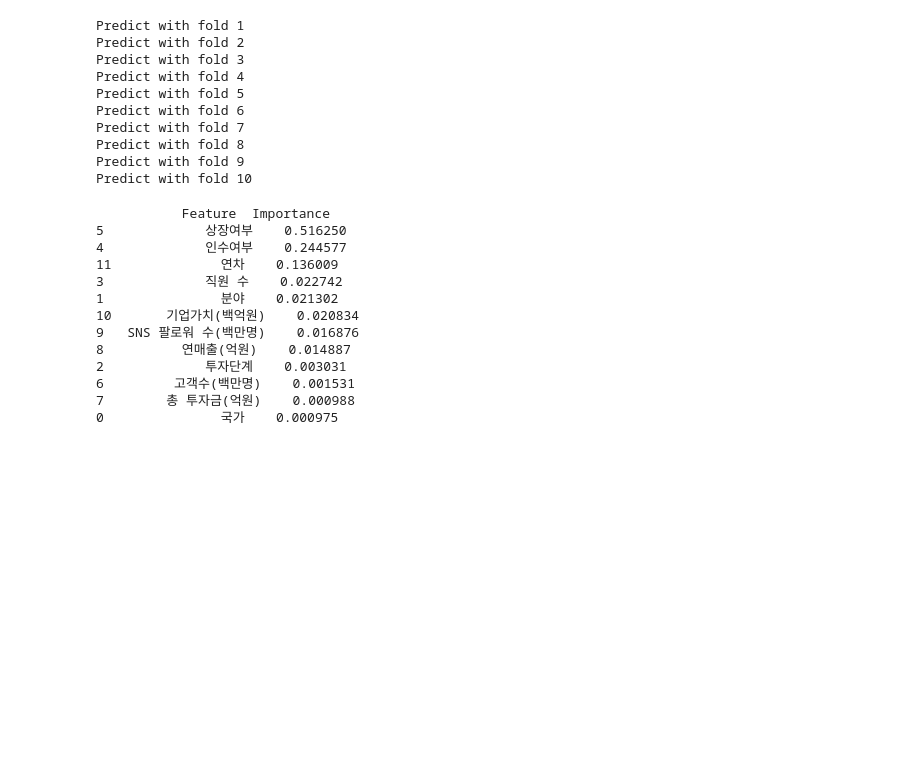
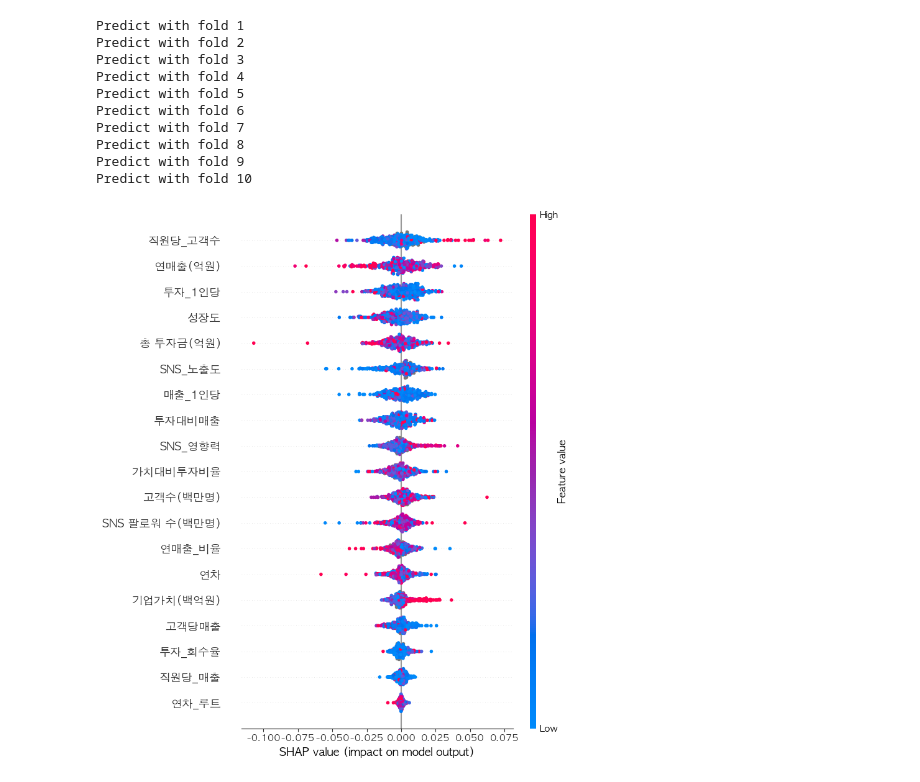
Before and after one commit to myneighborh/company-success-prediction, a Jupyter notebook: success_predictor.ipynb, the cells around one changed output. Saved outputs shown, nothing was run; the diff lists cells and outputs as text; code cells hidden in the pictures; blank space fills up the shorter version.

```diff
--- a/success_predictor.ipynb
+++ b/success_predictor.ipynb
@@ -320,31 +351,46 @@ sample_submission.to_csv('./baseline_submission5.csv', index = False, encoding =
-# %%
-import pandas as pd
-
-# 모델에서 중요도 추출 (예: 첫 번째 fold 모델 사용)
-importances = models[0].feature_importances_
-
-# 컬럼명과 매핑
-feature_importance_df = pd.DataFrame({
-    'Feature': features,
-    'Importance': importances
-})
-
-# 중요도 기준 정렬
-feature_importance_df = feature_importance_df.sort_values(by='Importance', ascending=False)
-
-# 결과 출력
-print(feature_importance_df)
-# %% [output]
-           Feature  Importance
-5             상장여부    0.516250
-4             인수여부    0.244577
-11              연차    0.136009
-3             직원 수    0.022742
-1               분야    0.021302
-10       기업가치(백억원)    0.020834
-9   SNS 팔로워 수(백만명)    0.016876
-8          연매출(억원)    0.014887
-2             투자단계    0.003031
-6         고객수(백만명)    0.001531
-7        총 투자금(억원)    0.000988
-0               국가    0.000975
+# %%
+import xgboost as xgb
+import numpy as np
+
+# 저장된 모델들로 예측
+predictions_list = []
+weights = []
+
+dtest = xgb.DMatrix(test[features])
+
+for fold, model in enumerate(models):
+    print(f"Predict with fold {fold+1}")
+    preds = model.predict(dtest)
+    predictions_list.append(preds)
+
+    # MAE는 낮을수록 좋으므로, 역수를 가중치로 사용
+    weight = 1 / (cv_scores[fold] + 1e-8)  # 작은 수 더해서 0 나누기 방지
+    weights.append(weight)
+
+# 가중 평균 계산
+predictions_array = np.array(predictions_list)
+weights_array = np.array(weights)
+normalized_weights = weights_array / weights_array.sum()
+
+# weighted average
+final_predictions = np.average(predictions_array, axis=0, weights=normalized_weights)
+
+# 제출 파일 생성
+sample_submission['성공확률'] = final_predictions
+sample_submission.to_csv('./xgboost_weighted2_submission.csv', index=False, encoding='utf-8-sig')
+# %%
+import shap
+import matplotlib.font_manager as fm
+from collections import defaultdict
+import matplotlib.pyplot as plt
+
+# macOS: AppleGothic 설정
+plt.rcParams['font.family'] = 'AppleGothic'
+plt.rcParams['axes.unicode_minus'] = False  # 마이너스 깨짐 방지
+
+explainer = shap.TreeExplainer(model)
+shap_values = explainer.shap_values(X_valid)
+
+shap.summary_plot(shap_values, X_valid)
+# %% [output]
+[figure, added]
```
Also changed, not shown: parts of 18 cells of this notebook, 1 other file.
